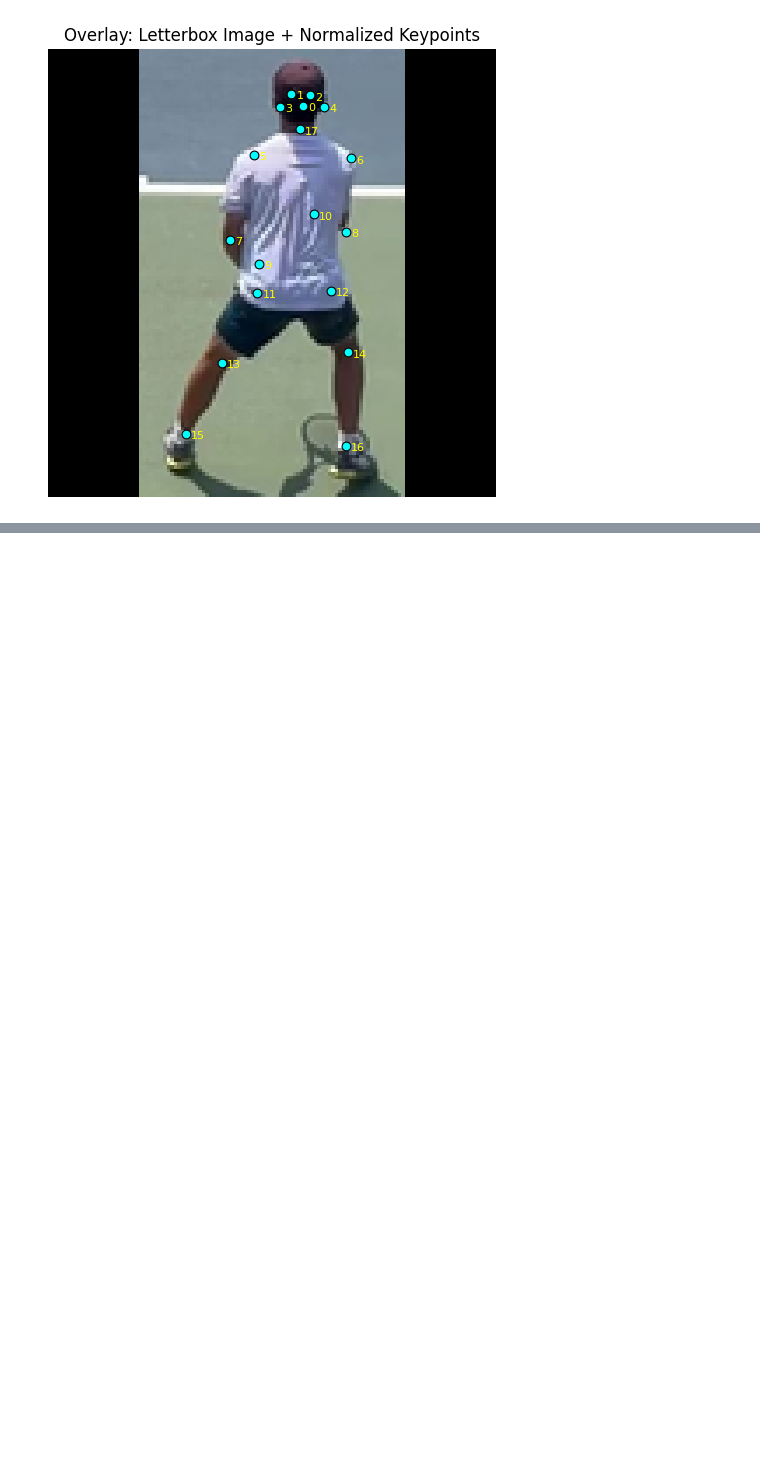
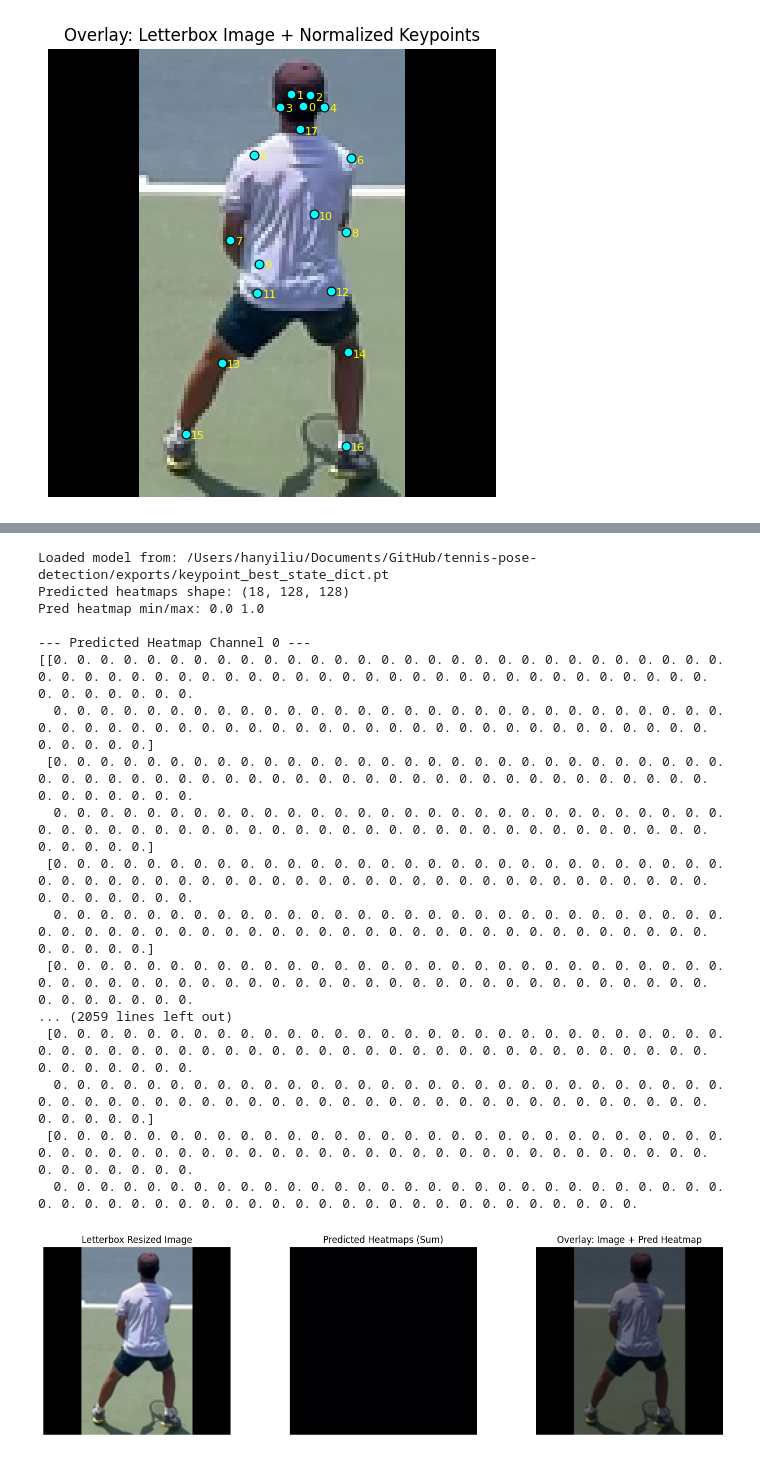
Before and after one commit to hanyiliu/tennis-pose-detection, a Jupyter notebook: notebooks/keypoint_training_visualization.ipynb, the cells around one changed output, grey strips where cells are left out. Cells and saved outputs as stored; diff of their text form; code cells hidden in the pictures; blank space fills up the shorter version.

```diff
--- a/notebooks/keypoint_training_visualization.ipynb
+++ b/notebooks/keypoint_training_visualization.ipynb
@@ -243,0 +248,78 @@ plt.show()
+# %%
+import torch
+from models.keypoint_detection import KeypointDetectionModel
+
+export_model_path = PROJECT_ROOT / "exports" / "keypoint_best_state_dict.pt"
+if not export_model_path.exists():
+    raise FileNotFoundError(f"Exported model not found: {export_model_path}")
+
+checkpoint = torch.load(export_model_path, map_location="cpu")
+
+if isinstance(checkpoint, dict) and "model_state" in checkpoint:
+    state_dict = checkpoint["model_state"]
+elif isinstance(checkpoint, dict):
+    state_dict = checkpoint
+else:
+    raise ValueError("Unsupported exported model format. Expected state_dict or dict with 'model_state'.")
+
+model_infer = KeypointDetectionModel(num_keypoints=NUM_KEYPOINTS)
+model_infer.load_state_dict(state_dict)
+model_infer.eval()
+
+img_tensor = torch.from_numpy(np.array(letterboxed_img)).float() / 255.0
+img_tensor = img_tensor.permute(2, 0, 1).unsqueeze(0)
+
+with torch.no_grad():
+    pred_heatmaps = model_infer(img_tensor).squeeze(0).cpu().numpy()  # (K, H, W)
+
+pred_heatmap_sum = pred_heatmaps.sum(axis=0)
+pred_heatmap_max = pred_heatmaps.max(axis=0)
+
+print(f"Loaded model from: {export_model_path}")
+print("Predicted heatmaps shape:", pred_heatmaps.shape)
+print("Pred heatmap min/max:", float(pred_heatmaps.min()), float(pred_heatmaps.max()))
+
+# Print predicted heatmaps one channel at a time
+old_opts = np.get_printoptions()
+np.set_printoptions(precision=6, suppress=True, threshold=np.inf, linewidth=200)
+for channel_idx in range(pred_heatmaps.shape[0]):
+    print(f"\n--- Predicted Heatmap Channel {channel_idx} ---")
+    print(pred_heatmaps[channel_idx])
+np.set_printoptions(**old_opts)
+
+fig, axes = plt.subplots(1, 3, figsize=(14, 4))
+
+axes[0].imshow(letterboxed_img)
+axes[0].set_title("Letterbox Resized Image")
+axes[0].axis("off")
+
+axes[1].imshow(pred_heatmap_sum, cmap="inferno")
+axes[1].set_title("Predicted Heatmaps (Sum)")
+axes[1].axis("off")
+
+axes[2].imshow(letterboxed_img)
+axes[2].imshow(pred_heatmap_max, cmap="inferno", alpha=0.5)
+axes[2].set_title("Overlay: Image + Pred Heatmap")
+axes[2].axis("off")
+
+plt.tight_layout()
+plt.show()
+# %% [output]
+Loaded model from: /Users/hanyiliu/Documents/GitHub/tennis-pose-detection/exports/keypoint_best_state_dict.pt
+Predicted heatmaps shape: (18, 128, 128)
+Pred heatmap min/max: 0.0 1.0
+
+--- Predicted Heatmap Channel 0 ---
+[[0. 0. 0. 0. 0. 0. 0. 0. 0. 0. 0. 0. 0. 0. 0. 0. 0. 0. 0. 0. 0. 0. 0. 0. 0. 0. 0. 0. 0. 0. 0. 0. 0. 0. 0. 0. 0. 0. 0. 0. 0. 0. 0. 0. 0. 0. 0. 0. 0. 0. 0. 0. 0. 0. 0. 0. 0. 0. 0. 0. 0. 0. 0. 0. 0.
+  0. 0. 0. 0. 0. 0. 0. 0. 0. 0. 0. 0. 0. 0. 0. 0. 0. 0. 0. 0. 0. 0. 0. 0. 0. 0. 0. 0. 0. 0. 0. 0. 0. 0. 0. 0. 0. 0. 0. 0. 0. 0. 0. 0. 0. 0. 0. 0. 0. 0. 0. 0. 0. 0. 0. 0. 0. 0. 0. 0. 0. 0. 0.]
+ [0. 0. 0. 0. 0. 0. 0. 0. 0. 0. 0. 0. 0. 0. 0. 0. 0. 0. 0. 0. 0. 0. 0. 0. 0. 0. 0. 0. 0. 0. 0. 0. 0. 0. 0. 0. 0. 0. 0. 0. 0. 0. 0. 0. 0. 0. 0. 0. 0. 0. 0. 0. 0. 0. 0. 0. 0. 0. 0. 0. 0. 0. 0. 0. 0.
+  0. 0. 0. 0. 0. 0. 0. 0. 0. 0. 0. 0. 0. 0. 0. 0. 0. 0. 0. 0. 0. 0. 0. 0. 0. 0. 0. 0. 0. 0. 0. 0. 0. 0. 0. 0. 0. 0. 0. 0. 0. 0. 0. 0. 0. 0. 0. 0. 0. 0. 0. 0. 0. 0. 0. 0. 0. 0. 0. 0. 0. 0. 0.]
+ [0. 0. 0. 0. 0. 0. 0. 0. 0. 0. 0. 0. 0. 0. 0. 0. 0. 0. 0. 0. 0. 0. 0. 0. 0. 0. 0. 0. 0. 0. 0. 0. 0. 0. 0. 0. 0. 0. 0. 0. 0. 0. 0. 0. 0. 0. 0. 0. 0. 0. 0. 0. 0. 0. 0. 0. 0. 0. 0. 0. 0. 0. 0. 0. 0.
+  0. 0. 0. 0. 0. 0. 0. 0. 0. 0. 0. 0. 0. 0. 0. 0. 0. 0. 0. 0. 0. 0. 0. 0. 0. 0. 0. 0. 0. 0. 0. 0. 0. 0. 0. 0. 0. 0. 0. 0. 0. 0. 0. 0. 0. 0. 0. 0. 0. 0. 0. 0. 0. 0. 0. 0. 0. 0. 0. 0. 0. 0. 0.]
+ [0. 0. 0. 0. 0. 0. 0. 0. 0. 0. 0. 0. 0. 0. 0. 0. 0. 0. 0. 0. 0. 0. 0. 0. 0. 0. 0. 0. 0. 0. 0. 0. 0. 0. 0. 0. 0. 0. 0. 0. 0. 0. 0. 0. 0. 0. 0. 0. 0. 0. 0. 0. 0. 0. 0. 0. 0. 0. 0. 0. 0. 0. 0. 0. 0.
+... (2059 lines left out)
+ [0. 0. 0. 0. 0. 0. 0. 0. 0. 0. 0. 0. 0. 0. 0. 0. 0. 0. 0. 0. 0. 0. 0. 0. 0. 0. 0. 0. 0. 0. 0. 0. 0. 0. 0. 0. 0. 0. 0. 0. 0. 0. 0. 0. 0. 0. 0. 0. 0. 0. 0. 0. 0. 0. 0. 0. 0. 0. 0. 0. 0. 0. 0. 0. 0.
+  0. 0. 0. 0. 0. 0. 0. 0. 0. 0. 0. 0. 0. 0. 0. 0. 0. 0. 0. 0. 0. 0. 0. 0. 0. 0. 0. 0. 0. 0. 0. 0. 0. 0. 0. 0. 0. 0. 0. 0. 0. 0. 0. 0. 0. 0. 0. 0. 0. 0. 0. 0. 0. 0. 0. 0. 0. 0. 0. 0. 0. 0. 0.]
+ [0. 0. 0. 0. 0. 0. 0. 0. 0. 0. 0. 0. 0. 0. 0. 0. 0. 0. 0. 0. 0. 0. 0. 0. 0. 0. 0. 0. 0. 0. 0. 0. 0. 0. 0. 0. 0. 0. 0. 0. 0. 0. 0. 0. 0. 0. 0. 0. 0. 0. 0. 0. 0. 0. 0. 0. 0. 0. 0. 0. 0. 0. 0. 0. 0.
+  0. 0. 0. 0. 0. 0. 0. 0. 0. 0. 0. 0. 0. 0. 0. 0. 0. 0. 0. 0. 0. 0. 0. 0. 0. 0. 0. 0. 0. 0. 0. 0. 0. 0. 0. 0. 0. 0. 0. 0. 0. 0. 0. 0. 0. 0. 0. 0. 0. 0. 0. 0. 0. 0. 0.
+[figure, added]
```
Also changed, not shown: parts of 3 cells of this notebook.
